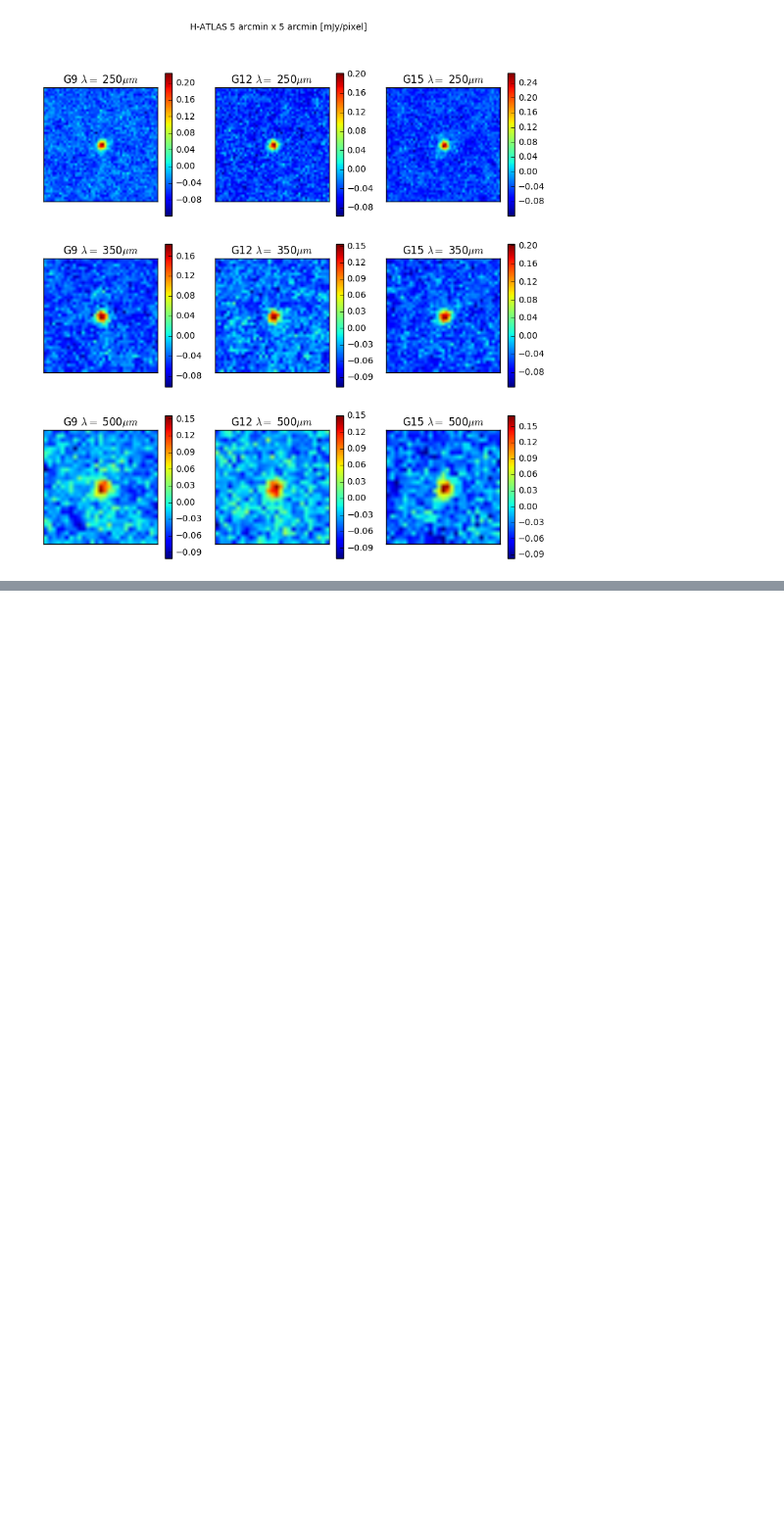
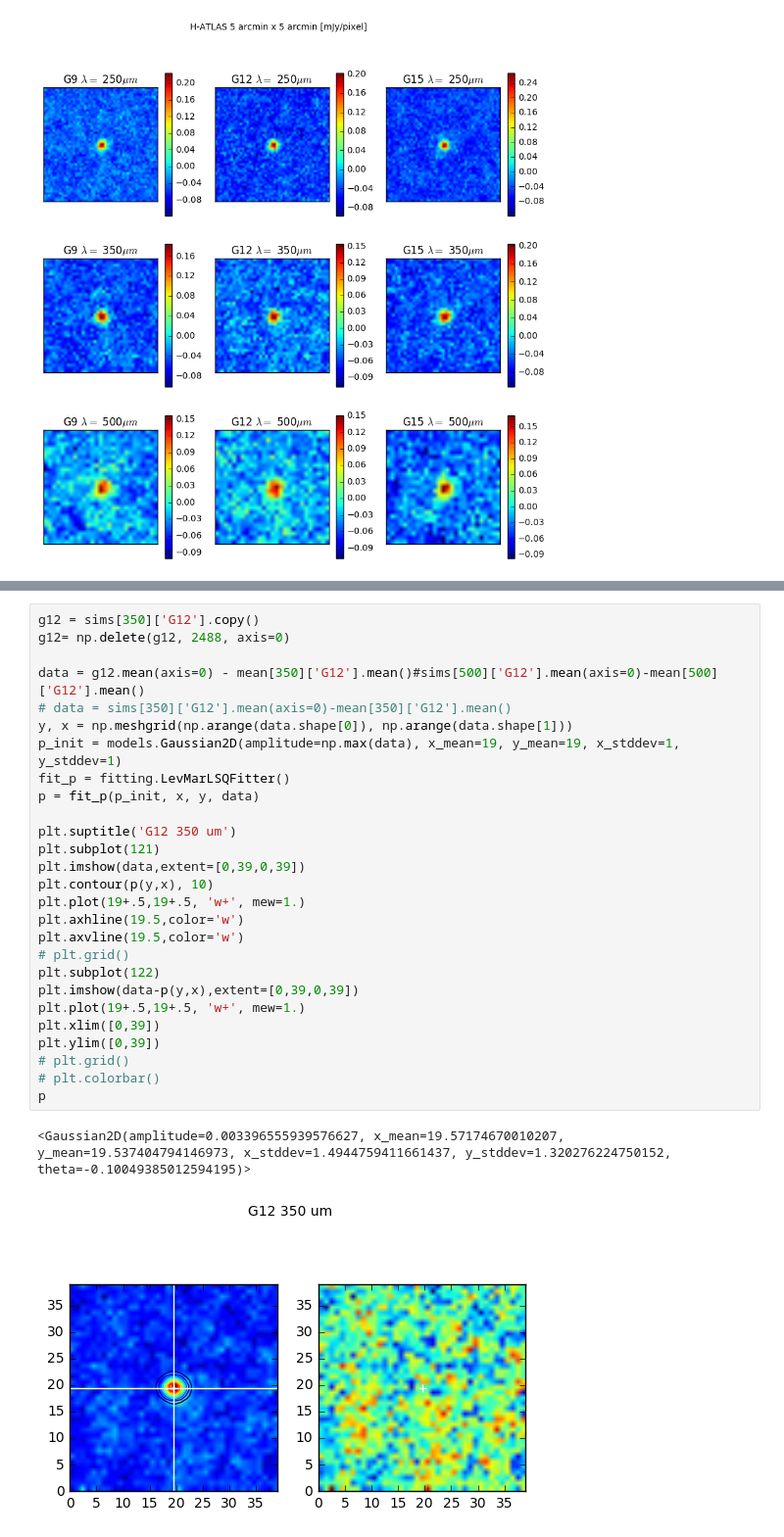
Before and after one commit to fbianchini/StacktSZ, a Jupyter notebook: plots_stack.ipynb, the cells around one changed output, grey strips where cells are left out. Shown at 98% size. Saved outputs shown, nothing was run; the diff lists cells and outputs as text; blank space fills up the shorter version.

```diff
--- a/plots_stack.ipynb
+++ b/plots_stack.ipynb
@@ -102,0 +197,30 @@ plt.show()
+# %%
+g12 = sims[350]['G12'].copy()
+g12= np.delete(g12, 2488, axis=0)
+
+data = g12.mean(axis=0) - mean[350]['G12'].mean()#sims[500]['G12'].mean(axis=0)-mean[500]['G12'].mean()
+# data = sims[350]['G12'].mean(axis=0)-mean[350]['G12'].mean()
+y, x = np.meshgrid(np.arange(data.shape[0]), np.arange(data.shape[1]))
+p_init = models.Gaussian2D(amplitude=np.max(data), x_mean=19, y_mean=19, x_stddev=1, y_stddev=1)
+fit_p = fitting.LevMarLSQFitter()
+p = fit_p(p_init, x, y, data)
+
+plt.suptitle('G12 350 um')
+plt.subplot(121)
+plt.imshow(data,extent=[0,39,0,39])
+plt.contour(p(y,x), 10)
+plt.plot(19+.5,19+.5, 'w+', mew=1.)
+plt.axhline(19.5,color='w')
+plt.axvline(19.5,color='w')
+# plt.grid()
+plt.subplot(122)
+plt.imshow(data-p(y,x),extent=[0,39,0,39])
+plt.plot(19+.5,19+.5, 'w+', mew=1.)
+plt.xlim([0,39])
+plt.ylim([0,39])
+# plt.grid()
+# plt.colorbar()
+p
+# %% [output]
+<Gaussian2D(amplitude=0.003396555939576627, x_mean=19.57174670010207, y_mean=19.537404794146973, x_stddev=1.4944759411661437, y_stddev=1.320276224750152, theta=-0.10049385012594195)>
+[figure, added]
```
Also changed, not shown: parts of 21 cells of this notebook, 1 other file.
